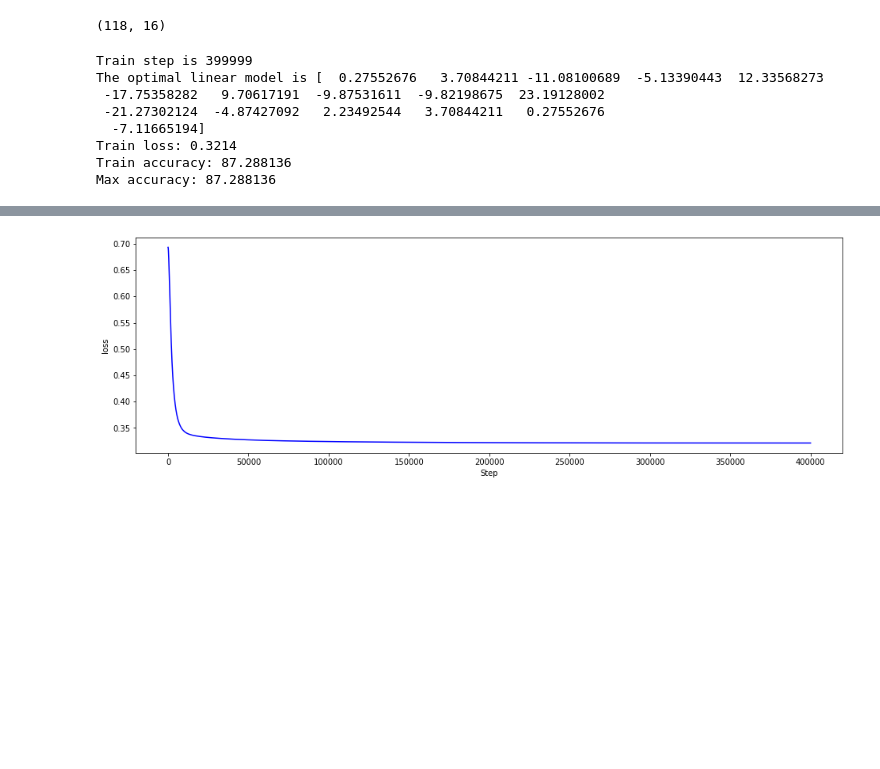
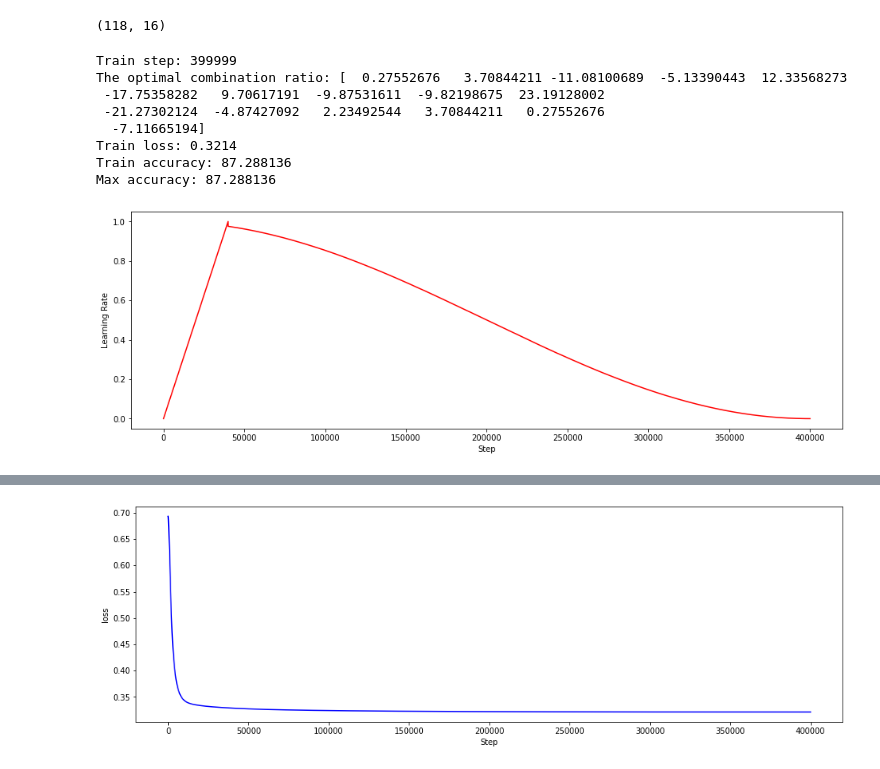
Before and after one commit to wonbeomjang/CAU54161-Machine-learning-class, a Jupyter notebook: Assignment_06/Assignment_06.ipynb, the cells around one changed output, grey strips where cells are left out. Saved outputs shown, nothing was run; the diff lists cells and outputs as text; code cells hidden in the pictures; blank space fills up the shorter version.

```diff
--- a/Assignment_06/Assignment_06.ipynb
+++ b/Assignment_06/Assignment_06.ipynb
@@ -56,16 +56,18 @@ transformed_data.shape
 (118, 16)
 # %%
 from tqdm import tqdm
+
+epoch = 400000
+initial_lr = 1
+max_acc = 0
 
 lrs = []
 losses = []
 accuracys = []
 weights = []
 biases = []
-epoch = 400000
-e = 1e-20
-max_acc = 0
-learning_rate = LearningRate(1, epoch)
+
+learning_rate = LearningRate(initial_lr, epoch)
 model = Model()
 
 for step in tqdm(range(epoch)):
@@ -105,11 +107,19 @@ print(f'Train loss: {loss:.4f}')
 print(f'Train accuracy: {acc * 100:f}')
 print(f'Max accuracy: {max_acc * 100:f}')
 # %% [output]
-Train step is 399999
-The optimal linear model is [  0.27552676   3.70844211 -11.08100689  -5.13390443  12.33568273
+Train step: 399999
+The optimal combination ratio: [  0.27552676   3.70844211 -11.08100689  -5.13390443  12.33568273
  -17.75358282   9.70617191  -9.87531611  -9.82198675  23.19128002
  -21.27302124  -4.87427092   2.23492544   3.70844211   0.27552676
   -7.11665194]
 Train loss: 0.3214
 Train accuracy: 87.288136
 Max accuracy: 87.288136
+# %%
+plt.figure(figsize=(16, 5))
+plt.plot(lrs, c='r')
+plt.ylabel('Learning Rate')
+plt.xlabel('Step')
+plt.show()
+# %% [output]
+[figure, added]
```
Also changed, not shown: parts of 11 cells of this notebook.
